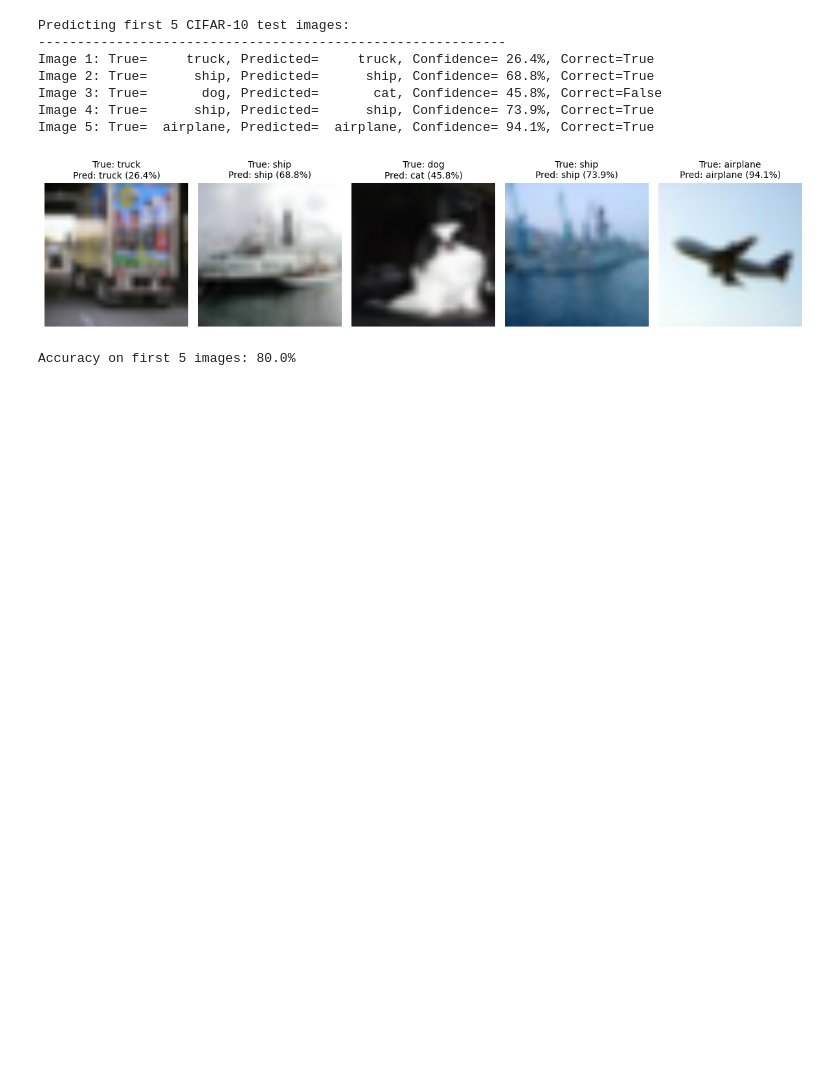
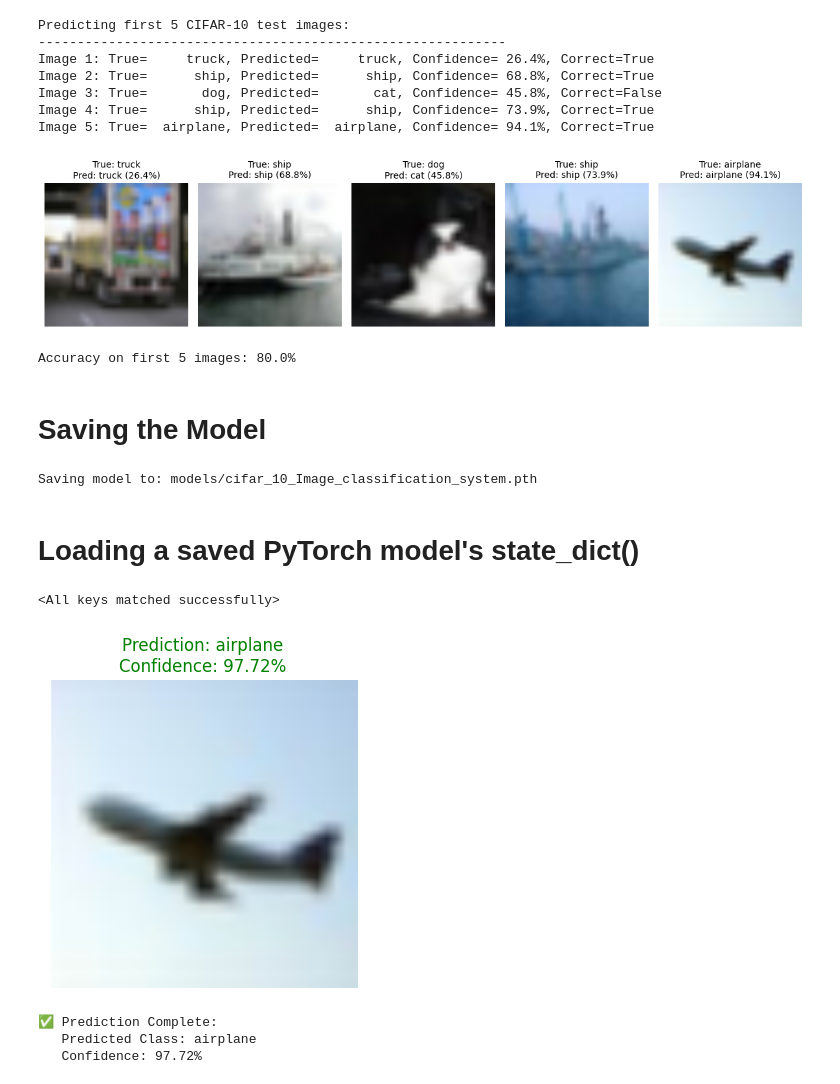
Before and after one commit to krrish9973/NLP-Use-case, a Jupyter notebook: Image_Classification_System.ipynb, the cells around one changed output. Cells and saved outputs as stored; diff of their text form; code cells hidden in the pictures; blank space fills up the shorter version.

```diff
--- a/Image_Classification_System.ipynb
+++ b/Image_Classification_System.ipynb
@@ -619,3 +619,35 @@ Image 4: True=      ship, Predicted=      ship, Confidence= 73.9%, Correct=True
 Image 5: True=  airplane, Predicted=  airplane, Confidence= 94.1%, Correct=True
 [figure]
 Accuracy on first 5 images: 80.0%
+# %% [markdown]
+# Saving the Model
+# %%
+from pathlib import Path
+
+# 1. Create models directory
+MODEL_PATH = Path("models")
+MODEL_PATH.mkdir(parents=True, exist_ok=True)
+
+# 2. Create model save path
+MODEL_NAME = "cifar_10_Image_classification_system.pth"
+MODEL_SAVE_PATH = MODEL_PATH / MODEL_NAME
+
+# 3. Save the model state dict
+print(f"Saving model to: {MODEL_SAVE_PATH}")
+torch.save(obj=model.state_dict(), # only saving the state_dict() only saves the models learned parameters
+           f=MODEL_SAVE_PATH)
+# %% [output]
+Saving model to: models/cifar_10_Image_classification_system.pth
+# %% [markdown]
+# Loading a saved PyTorch model's state_dict()
+# %%
+loaded_model = model   # A user defined function needs to be defined for creating model which follows the sequence of process for creating the object. For now this part is skipped
+loaded_model.load_state_dict(
+    torch.load(
+        f="models/cifar_10_Image_classification_system.pth",
+        map_location=torch.device("cpu"),  # load to CPU
+    )
+)
+#loaded_model
+# %% [output]
+<All keys matched successfully>
@@ -621,0 +715,12 @@ Accuracy on first 5 images: 80.0%
+# %%
+# --- 3. EXAMPLE USAGE ---
+# ⚠️ IMPORTANT: Replace 'path/to/your/image.jpg' with the actual path to your image file.
+#                Ensure your 'model' object is loaded and moved to the 'device' before running.
+
+Example_Image_Path = 'examples/airplane.png'
+predict_single_image(model, Example_Image_Path, class_names, device)
+# %% [output]
+[figure, added]
+✅ Prediction Complete:
+   Predicted Class: airplane
+   Confidence: 97.72%
```
Also changed, not shown: parts of 3 cells of this notebook.
